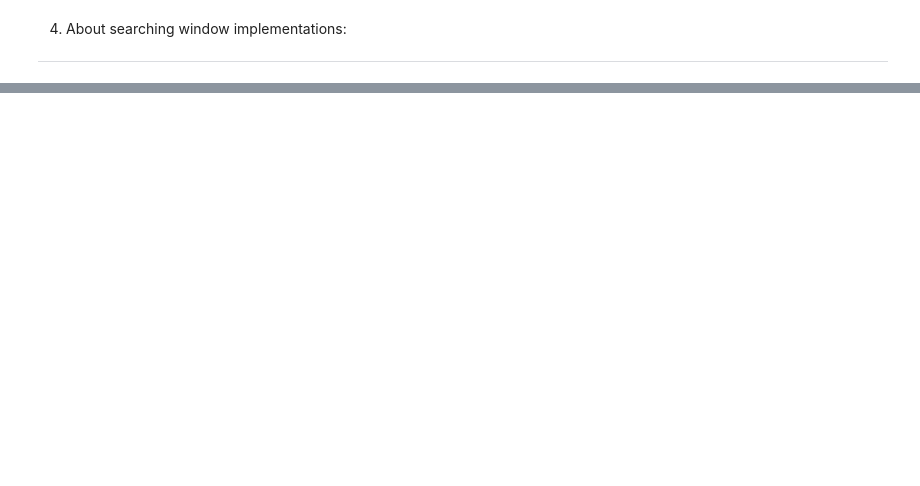
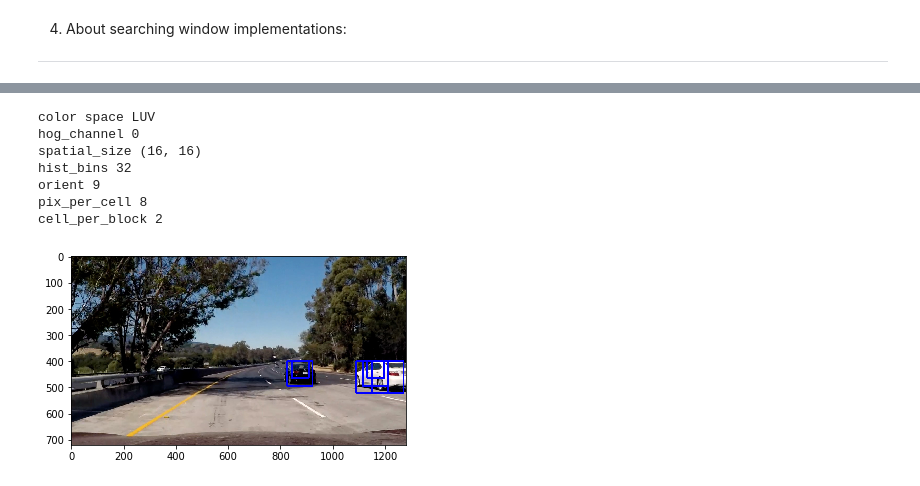
Before and after one commit to alanxiaoyi/udacity-carnd, a Jupyter notebook: CarND-Vehicle-Detection/Untitled.ipynb, the cells around one changed output, grey strips where cells are left out. Drawn from its saved outputs; the diff is of its cells as text; code cells hidden in the pictures; blank space fills up the shorter version.

Commit message:
can recognize car in figure

```diff
--- a/CarND-Vehicle-Detection/Untitled.ipynb
+++ b/CarND-Vehicle-Detection/Untitled.ipynb
@@ -34,6 +51,7 @@ def color_hist(img, nbins=32, bins_range=(0, 256)):
     channel3_hist = np.histogram(img[:,:,2], bins=nbins, range=bins_range)
     # Concatenate the histograms into a single feature vector
     hist_features = np.concatenate((channel1_hist[0], channel2_hist[0], channel3_hist[0]))
+    #print(hist_features)
     # Return the individual histograms, bin_centers and feature vector
     return hist_features
 
@@ -46,7 +64,7 @@ def extract_features_color(imgs, cspace='RGB', spatial_size=(32, 32),
     # Iterate through the list of images
     for file in imgs:
         # Read in each one by one
-        image = mpimg.imread(file)
+        image = cv2.imread(file)
         # apply color conversion if other than 'RGB'
         if cspace != 'RGB':
             if cspace == 'HSV':
@@ -57,6 +75,8 @@ def extract_features_color(imgs, cspace='RGB', spatial_size=(32, 32),
                 feature_image = cv2.cvtColor(image, cv2.COLOR_RGB2HLS)
             elif cspace == 'YUV':
                 feature_image = cv2.cvtColor(image, cv2.COLOR_RGB2YUV)
+            elif cspace == 'YCrCb':
+                feature_image = cv2.cvtColor(image, cv2.COLOR_RGB2YCrCb)
         else: feature_image = np.copy(image)
         # Apply bin_spatial() to get spatial color features
         spatial_features = bin_spatial(feature_image, size=spatial_size)
@@ -64,6 +84,7 @@ def extract_features_color(imgs, cspace='RGB', spatial_size=(32, 32),
         hist_features = color_hist(feature_image, nbins=hist_bins, bins_range=hist_range)
         # Append the new feature vector to the features list
         features.append(np.concatenate((spatial_features, hist_features)))
+#        features.append(hist_features)
     # Return list of feature vectors
     return features
 # %% [markdown]
@@ -97,7 +118,7 @@ def extract_features_hog(imgs, cspace='RGB', orient=9,
     # Iterate through the list of images
     for file in imgs:
         # Read in each one by one
-        image = mpimg.imread(file)
+        image = cv2.imread(file)
         # apply color conversion if other than 'RGB'
         if cspace != 'RGB':
             if cspace == 'HSV':
@@ -300,7 +298,7 @@ def slide_window(img, x_start_stop=[None, None], y_start_stop=[None, None],
 def multi_scale_slide(img, x_start_stops, y_start_stops, scales, overlaps, scale_num):
     window_list = []
     for i in range(0, scale_num):
-        window_list.append(slide_window(img, x_start_stops[i], y_start_stops[i], scales[i], overlaps[i]))
+        window_list = window_list + slide_window(img, x_start_stops[i], y_start_stops[i], scales[i], overlaps[i])
 
     return window_list
 
@@ -315,3 +313,14 @@ def draw_boxes(img, bboxes, color=(0, 0, 255), thick=6):
         cv2.rectangle(imcopy, bbox[0], bbox[1], color, thick)
     # Return the image copy with boxes drawn
     return imcopy
+
+image = mpimg.imread('test_images/test4.jpg')
+windows = multi_scale_slide(image, [ [300,1250], [250,1250],[250, 1280]],
+                            [[400,464],[400,500],[400,600]],
+                            [(64,64),(96,96),(120,120)],
+                            [(0.5,0.5),(0.5,0.5),
+                             (0.5,0.5)],3)
+
+img = draw_boxes(image, windows);
+plt.imshow(img)
+plt.show()
@@ -368,31 +379,62 @@ def single_img_features(img, color_space='RGB', spatial_size=(32, 32),
 # Define a function you will pass an image
 # and the list of windows to be searched (output of slide_windows())
 def search_windows(img, windows, clf, scaler, color_space='RGB',
                     spatial_size=(32, 32), hist_bins=32,
                     hist_range=(0, 256), orient=9,
                     pix_per_cell=8, cell_per_block=2,
                     hog_channel=0, spatial_feat=True,
                     hist_feat=True, hog_feat=True):
-
+    print("color space", color_space)
+    print("hog_channel", hog_channel)
+    print("spatial_size", spatial_size)
+    print("hist_bins", hist_bins)
+    print("orient", orient)
+    print("pix_per_cell", pix_per_cell)
+    print("cell_per_block", cell_per_block)
     #1) Create an empty list to receive positive detection windows
     on_windows = []
     #2) Iterate over all windows in the list
     for window in windows:
         #3) Extract the test window from original image
         test_img = cv2.resize(img[window[0][1]:window[1][1], window[0][0]:window[1][0]], (64, 64))
         #4) Extract features for that window using single_img_features()
         features = single_img_features(test_img, color_space=color_space,
                             spatial_size=spatial_size, hist_bins=hist_bins,
                             orient=orient, pix_per_cell=pix_per_cell,
                             cell_per_block=cell_per_block,
                             hog_channel=hog_channel, spatial_feat=spatial_feat,
                             hist_feat=hist_feat, hog_feat=hog_feat)
         #5) Scale extracted features to be fed to classifier
         test_features = scaler.transform(np.array(features).reshape(1, -1))
         #6) Predict using your classifier
         prediction = clf.predict(test_features)
         #7) If positive (prediction == 1) then save the window
         if prediction == 1:
             on_windows.append(window)
     #8) Return windows for positive detections
     return on_windows
+
+
+draw_img =  mpimg.imread('test_images/test5.jpg')
+image = cv2.imread('test_images/test5.jpg')
+
+
+on_windows = search_windows(image, windows,svc,X_scaler,spatial_size=(spatial,spatial),
+                            color_space=colorspace,
+                            hist_bins=histbin, orient = orient,
+                            pix_per_cell = pix_per_cell,
+                            cell_per_block = cell_per_block, hog_channel=hog_channel)
+
+
+img = draw_boxes(draw_img, on_windows);
+plt.imshow(img)
+plt.show()
+# %% [output]
+color space LUV
+hog_channel 0
+spatial_size (16, 16)
+hist_bins 32
+orient 9
+pix_per_cell 8
+cell_per_block 2
+[figure, added]
```
Also changed, not shown: parts of 5 cells of this notebook.
